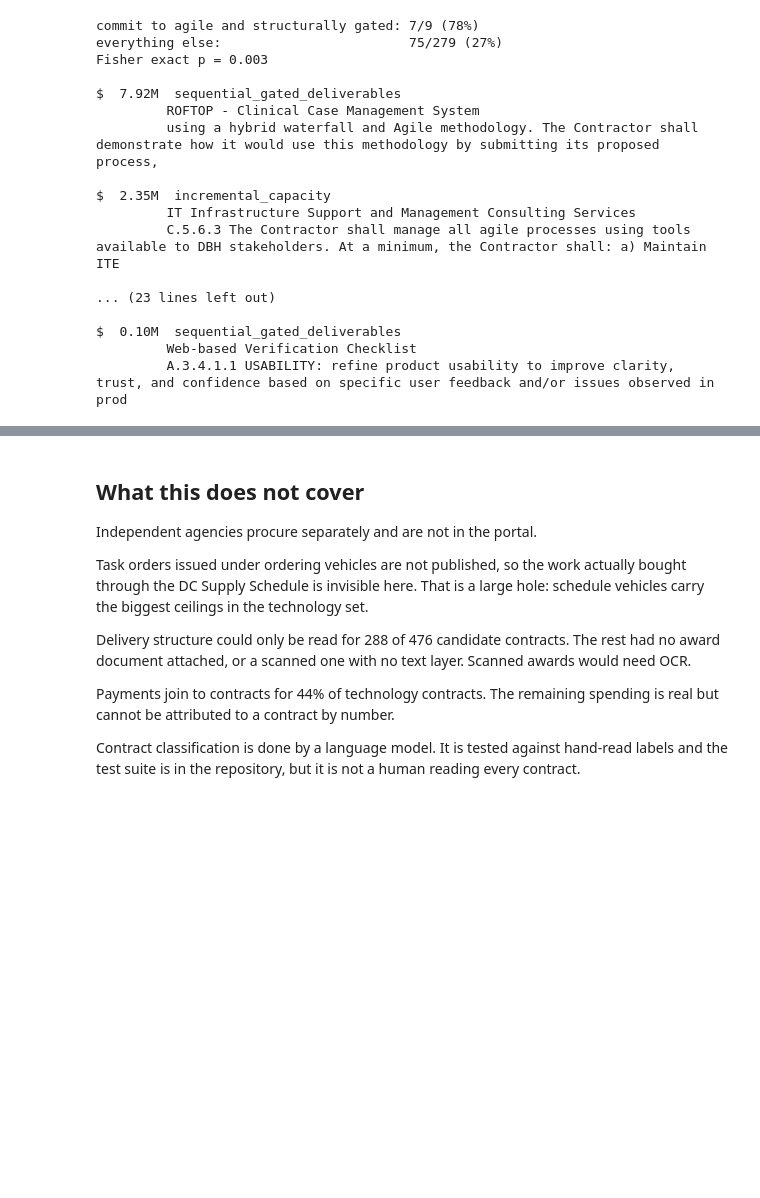
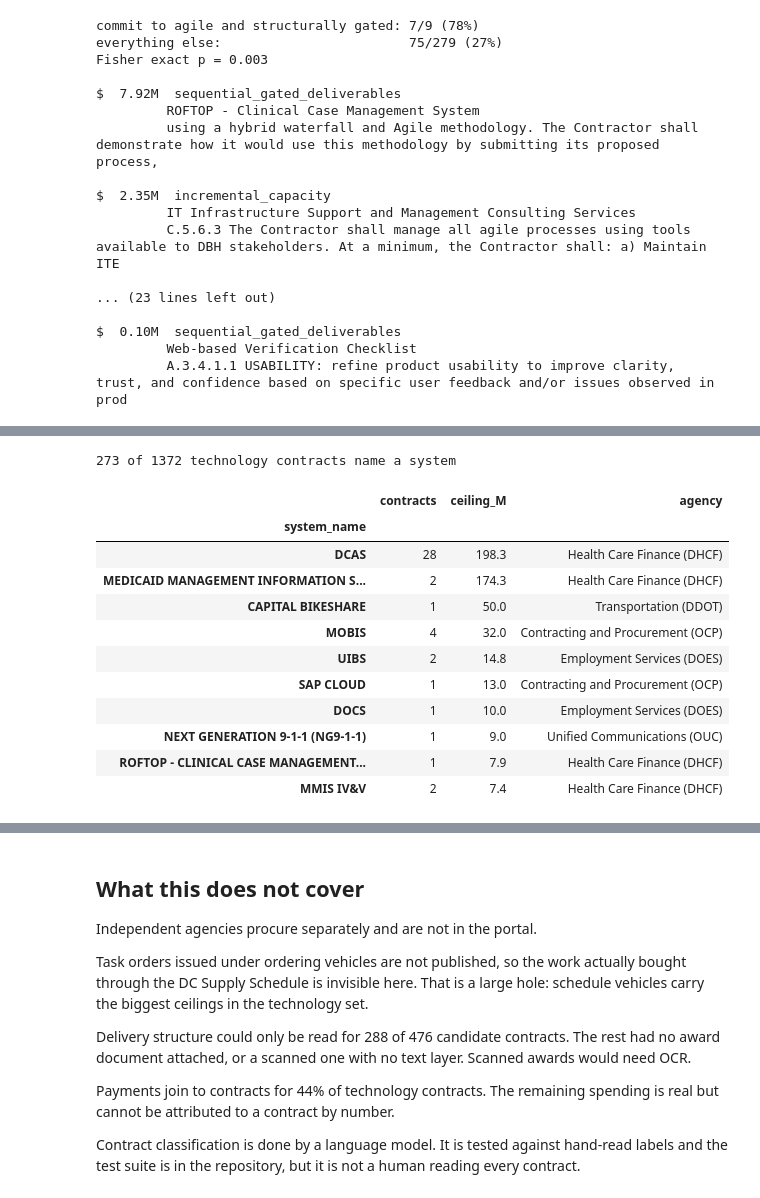
Before and after one commit to abigailhaddad/dc-software-procurement, a Jupyter notebook: analysis/how_dc_buys_software.ipynb, the cells around one changed output, grey strips where cells are left out. Drawn from its saved outputs; the diff is of its cells as text; code cells hidden in the pictures; blank space fills up the shorter version.

```diff
--- a/analysis/how_dc_buys_software.ipynb
+++ b/analysis/how_dc_buys_software.ipynb
@@ -301,0 +328,22 @@ $  0.10M  sequential_gated_deliverables
+# %%
+named = tech[tech.system_name.notna() & (tech.system_name.astype(str).str.strip() != '')]
+named = named[named.system_name.astype(str).str.lower() != 'nan']
+print(f'{len(named)} of {len(tech)} technology contracts name a system')
+by_system = named.groupby(named.system_name.astype(str).str.upper().str.strip()).agg(
+    contracts=('contract_number','size'), ceiling=('ceiling','sum'), agency=('agency','first'))
+by_system['ceiling_M'] = (by_system.ceiling/1e6).round(1)
+by_system[['contracts','ceiling_M','agency']].sort_values('ceiling_M', ascending=False).head(10)
+# %% [output]
+273 of 1372 technology contracts name a system
+|  | contracts | ceiling_M | agency |
+| system_name |  |  |  |
+| DCAS | 28 | 198.3 | Health Care Finance (DHCF) |
+| MEDICAID MANAGEMENT INFORMATION S... | 2 | 174.3 | Health Care Finance (DHCF) |
+| CAPITAL BIKESHARE | 1 | 50.0 | Transportation (DDOT) |
+| MOBIS | 4 | 32.0 | Contracting and Procurement (OCP) |
+| UIBS | 2 | 14.8 | Employment Services (DOES) |
+| SAP CLOUD | 1 | 13.0 | Contracting and Procurement (OCP) |
+| DOCS | 1 | 10.0 | Employment Services (DOES) |
+| NEXT GENERATION 9-1-1 (NG9-1-1) | 1 | 9.0 | Unified Communications (OUC) |
+| ROFTOP - CLINICAL CASE MANAGEMENT... | 1 | 7.9 | Health Care Finance (DHCF) |
+| MMIS IV&V | 2 | 7.4 | Health Care Finance (DHCF) |
```
Also changed, not shown: parts of 5 cells of this notebook, 2 other files.
